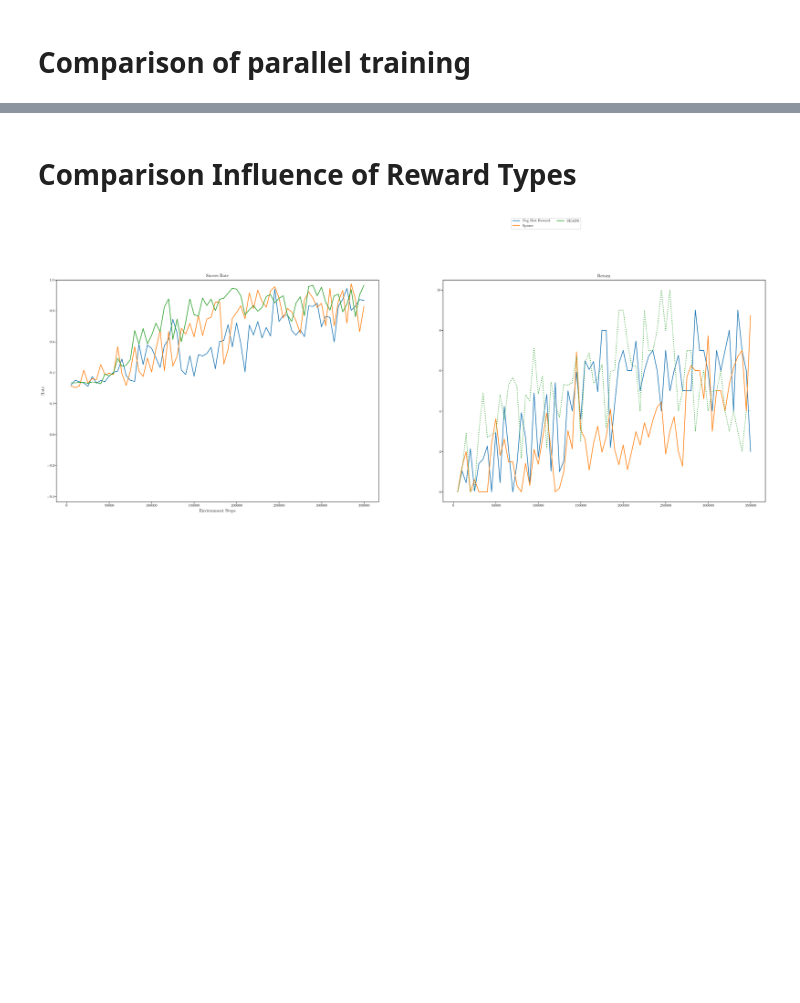
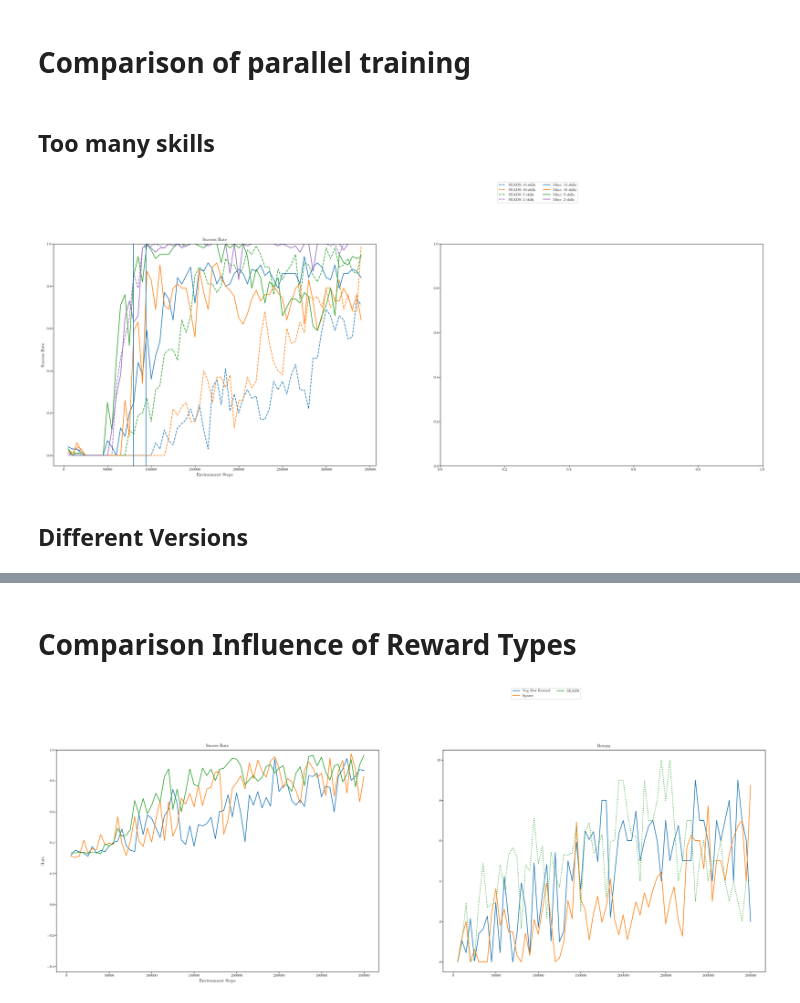
Before and after one commit to rosa-wolf/Multi-Phase-Skill-Learning-SlidingPuzzle, a Jupyter notebook: eval_data.ipynb, the cells around one changed output, grey strips where cells are left out. Cells and saved outputs as stored; diff of their text form; code cells hidden in the pictures; blank space fills up the shorter version.

```diff
--- a/eval_data.ipynb
+++ b/eval_data.ipynb
@@ -101,2 +117,4 @@ one_step_solving_rate
 # %% [markdown]
 # **Comparison of parallel training**
+# %% [markdown]
+## **Too many skills**
@@ -102,0 +137,69 @@ one_step_solving_rate
+# %%
+x = np.load(mine[0], mmap_mode='r')["timesteps"]
+idx = np.where(x <= 340000)
+x = x[idx]
+
+# refinement phase start at p=0.5
+
+mean_succ_seads_14, std_succ_seads_14 = get_parallel_succ(seads_14skills, x, idx)
+mean_succ_14, std_succ_14 = get_parallel_succ(mine_14skills, x, idx)
+
+mean_succ_seads_10, std_succ_seads_10 = get_parallel_succ(seads_10skills, x, idx)
+mean_succ_10, std_succ_10 = get_parallel_succ(mine_10skills, x, idx)
+
+mean_succ_seads_5, std_succ_seads_5 = get_parallel_succ(seads_5skills, x, idx)
+mean_succ_5, std_succ_5 = get_parallel_succ(mine_5skills, x, idx)
+
+mean_succ_seads_2, std_succ_seads_2 = get_parallel_succ(seads_2skills, x, idx)
+mean_succ_2, std_succ_2 = get_parallel_succ(mine_2skills, x, idx)
+# %%
+fig, ax = plt.subplots(1, 2, figsize=(5*TEXTWIDTH +0.15, 5*(TEXTWIDTH + 0.15) * (5**.5 - 1) / (2*2)))
+
+# 2x2 puzzle
+# 2 skills
+ax[0].plot(x, mean_succ_seads_14, 'tab:blue', ls='--', label="SEADS: 14 skills")
+ax[0].fill_between(x, mean_succ_seads_14 + std_succ_seads_14, mean_succ_seads_14 - std_succ_seads_14, alpha=0.3)
+
+ax[0].plot(x, mean_succ_seads_10, 'tab:orange', ls='--', label="SEADS: 10 skills")
+ax[0].fill_between(x, mean_succ_seads_10 + std_succ_seads_10, mean_succ_seads_10 - std_succ_seads_10, alpha=0.3)
+
+ax[0].plot(x, mean_succ_seads_5, 'tab:green', ls='--', label="SEADS: 5 skills")
+ax[0].fill_between(x, mean_succ_seads_5 + std_succ_seads_5, mean_succ_seads_5 - std_succ_seads_5, alpha=0.3)
+
+ax[0].plot(x, mean_succ_seads_2, 'tab:purple', ls='--', label="SEADS: 2 skills")
+ax[0].fill_between(x, mean_succ_seads_2 + std_succ_seads_2, mean_succ_seads_2 - std_succ_seads_2, alpha=0.3)
+
+ax[0].plot(x, mean_succ_14, 'tab:blue', label="Mine: 14 skills")
+ax[0].fill_between(x, mean_succ_14 + std_succ_14, mean_succ_14 - std_succ_14, alpha=0.3)
+
+ax[0].plot(x, mean_succ_10, 'tab:orange', label="Mine: 10 skills")
+ax[0].fill_between(x, mean_succ_10 + std_succ_10, mean_succ_10 - std_succ_10, alpha=0.3)
+
+ax[0].plot(x, mean_succ_5, 'tab:green', label="Mine: 5 skills")
+ax[0].fill_between(x, mean_succ_5 + std_succ_5, mean_succ_5 - std_succ_5, alpha=0.3)
+
+ax[0].plot(x, mean_succ_2, 'tab:purple', label="Mine: 2 skills")
+ax[0].fill_between(x, mean_succ_2 + std_succ_2, mean_succ_2 - std_succ_2, alpha=0.3)
+
+# plot for 14 skills when changes in rewards scheme happened
+ax[0].axvline(x=79514, c='tab:blue')
+ax[0].axvline(x=93799, c='tab:blue')
+
+
+
+ax[0].set_ylim(top=1.)
+ax[0].set_title("Success Rate")
+
+
+ax[0].set_xlabel('Environment Steps')
+ax[0].set_ylabel('Success Rate')
+handles, labels = ax[0].get_legend_handles_labels()
+fig.legend(handles, labels, ncol=2, bbox_to_anchor=(0.7,1.1))
+plt.savefig("Comparison-numskills.pdf",
+            bbox_inches='tight', dpi=plt.gcf().dpi)#,
+            #dpi=1000)
+plt.show()
+# %% [output]
+[figure, added]
+# %% [markdown]
+## **Different Versions**
```
Also changed, not shown: parts of 7 cells of this notebook, 12 other files.
